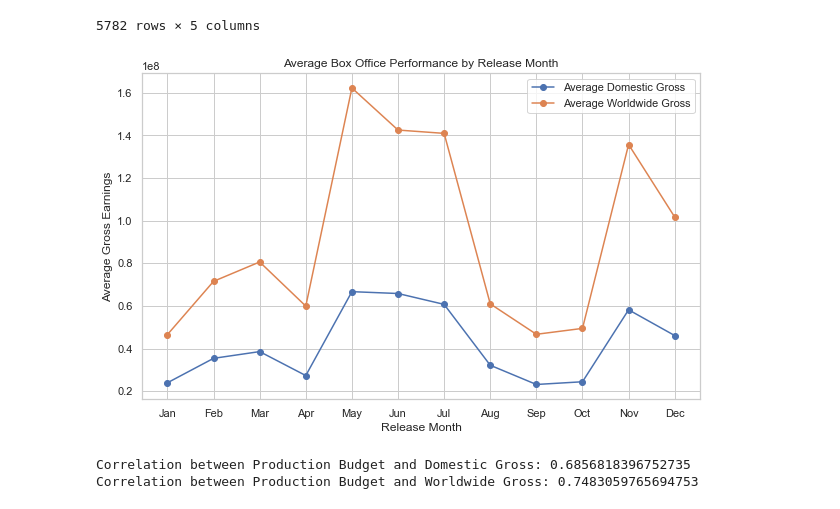
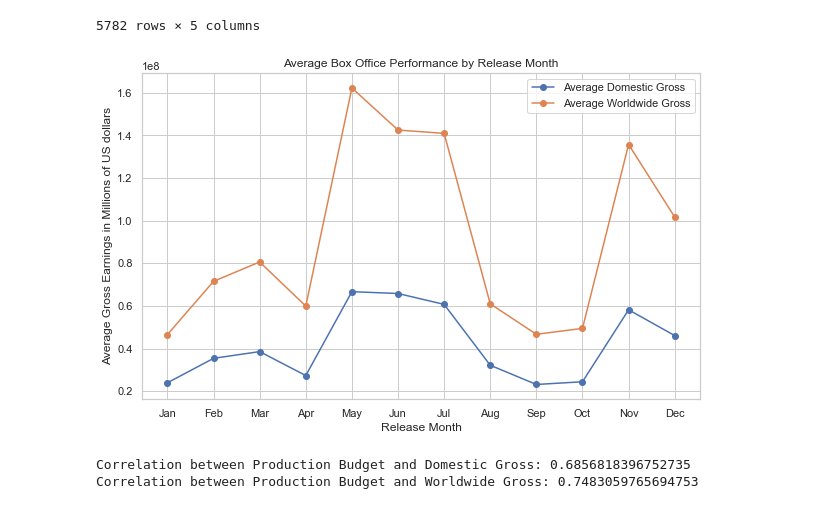
Before and after one commit to Iswana-O/dsc-phase-1-project, a Jupyter notebook: zippedData/zippedData/rough work.ipynb, the cells around one changed output. Saved outputs shown, nothing was run; the diff lists cells and outputs as text; code cells hidden in the pictures.

```diff
--- a/zippedData/zippedData/rough work.ipynb
+++ b/zippedData/zippedData/rough work.ipynb
@@ -168,39 +168,38 @@ movie_budget_df
 5782 rows × 5 columns
 # %%
 
-# Assuming your movie budget DataFrame is already loaded as 'movie_budget_df'
 
 # Convert 'production_budget', 'domestic_gross', and 'worldwide_gross' columns to numeric
 movie_budget_df['production_budget'] = movie_budget_df['production_budget'].replace('[\$,]', '', regex=True).astype(float)
 movie_budget_df['domestic_gross'] = movie_budget_df['domestic_gross'].replace('[\$,]', '', regex=True).astype(float)
 movie_budget_df['worldwide_gross'] = movie_budget_df['worldwide_gross'].replace('[\$,]', '', regex=True).astype(float)
 
 # Extract month and year from the 'release_date' column
 movie_budget_df['release_month'] = pd.to_datetime(movie_budget_df['release_date']).dt.month
 movie_budget_df['release_year'] = pd.to_datetime(movie_budget_df['release_date']).dt.year
 
 # Group the data by release month and calculate the average domestic and worldwide gross
 monthly_avg_gross = movie_budget_df.groupby('release_month').agg({
     'domestic_gross': 'mean',
     'worldwide_gross': 'mean'
 }).reset_index()
 
 # Sort the data by release month for proper plotting
 monthly_avg_gross = monthly_avg_gross.sort_values('release_month')
 
 # Data Visualization
 plt.figure(figsize=(10, 6))
 plt.plot(monthly_avg_gross['release_month'], monthly_avg_gross['domestic_gross'], marker='o', label='Average Domestic Gross')
 plt.plot(monthly_avg_gross['release_month'], monthly_avg_gross['worldwide_gross'], marker='o', label='Average Worldwide Gross')
 plt.xlabel('Release Month')
-plt.ylabel('Average Gross Earnings')
+plt.ylabel('Average Gross Earnings in Millions of US dollars')
 plt.title('Average Box Office Performance by Release Month')
 plt.xticks(range(1, 13), ['Jan', 'Feb', 'Mar', 'Apr', 'May', 'Jun', 'Jul', 'Aug', 'Sep', 'Oct', 'Nov', 'Dec'])
 plt.legend()
 plt.grid(True)
 plt.show()
 # %% [output]
-[figure, old version]
+[figure, new version]
 # %%
 # Convert 'production_budget', 'domestic_gross', and 'worldwide_gross' columns to numeric
 movie_budget_df['production_budget'] = movie_budget_df['production_budget'].replace('[\$,]', '', regex=True).astype(float)
```
Also changed, not shown: parts of 1 cell of this notebook, 1 other file.
